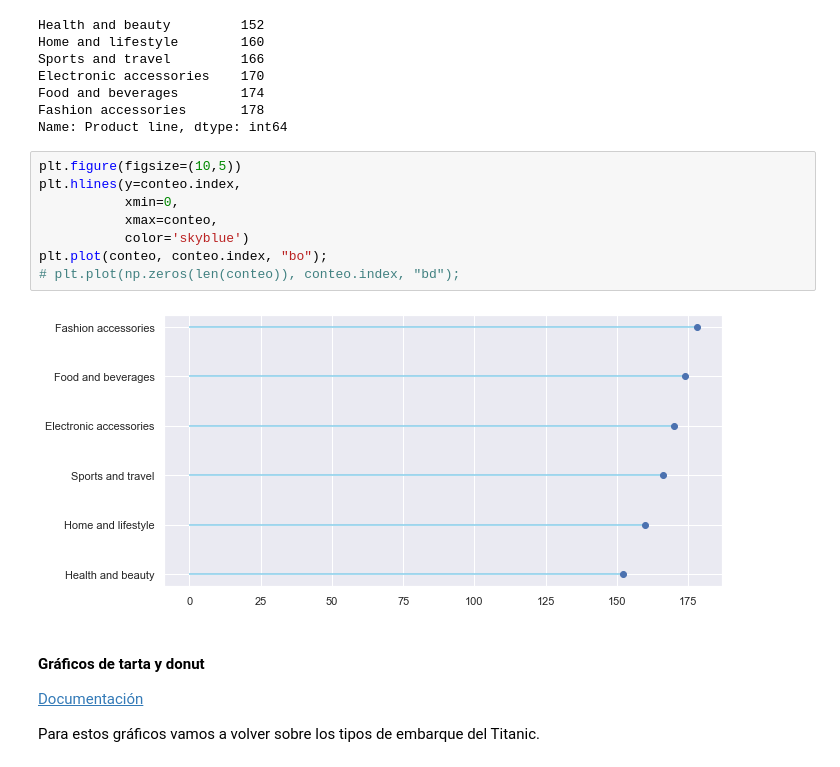
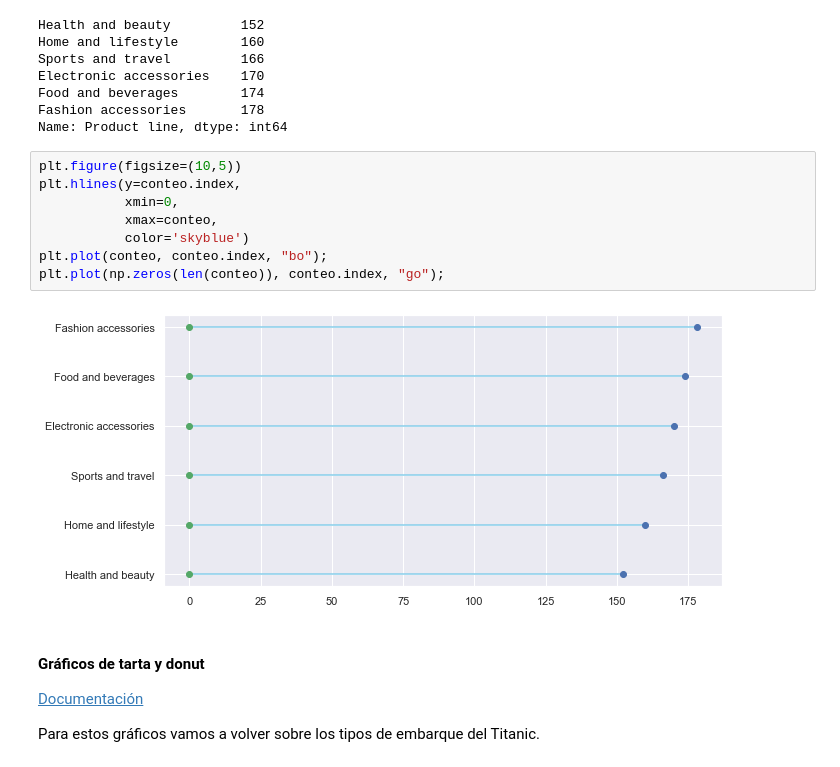
Before and after one commit to franciscocanon-thebridge/bootcamp_thebridge_PTSep20, a Jupyter notebook: Bloque 2 - Data_Analyst/04_Visualización/03_Seaborn/01_EDA Seaborn.ipynb, the cells around one changed output. Cells and saved outputs as stored; diff of their text form.

```diff
--- a/Bloque 2 - Data_Analyst/04_Visualización/03_Seaborn/01_EDA Seaborn.ipynb
+++ b/Bloque 2 - Data_Analyst/04_Visualización/03_Seaborn/01_EDA Seaborn.ipynb
@@ -239,13 +255,13 @@ Name: Product line, dtype: int64
 # %%
 plt.figure(figsize=(10,5))
 plt.hlines(y=conteo.index,
            xmin=0,
            xmax=conteo,
            color='skyblue')
 plt.plot(conteo, conteo.index, "bo");
-# plt.plot(np.zeros(len(conteo)), conteo.index, "bd");
+plt.plot(np.zeros(len(conteo)), conteo.index, "go");
 # %% [output]
-[figure, old version]
+[figure, new version]
 # %% [markdown]
 #### Gráficos de tarta y donut
 
```
Also changed, not shown: parts of 56 cells of this notebook.
